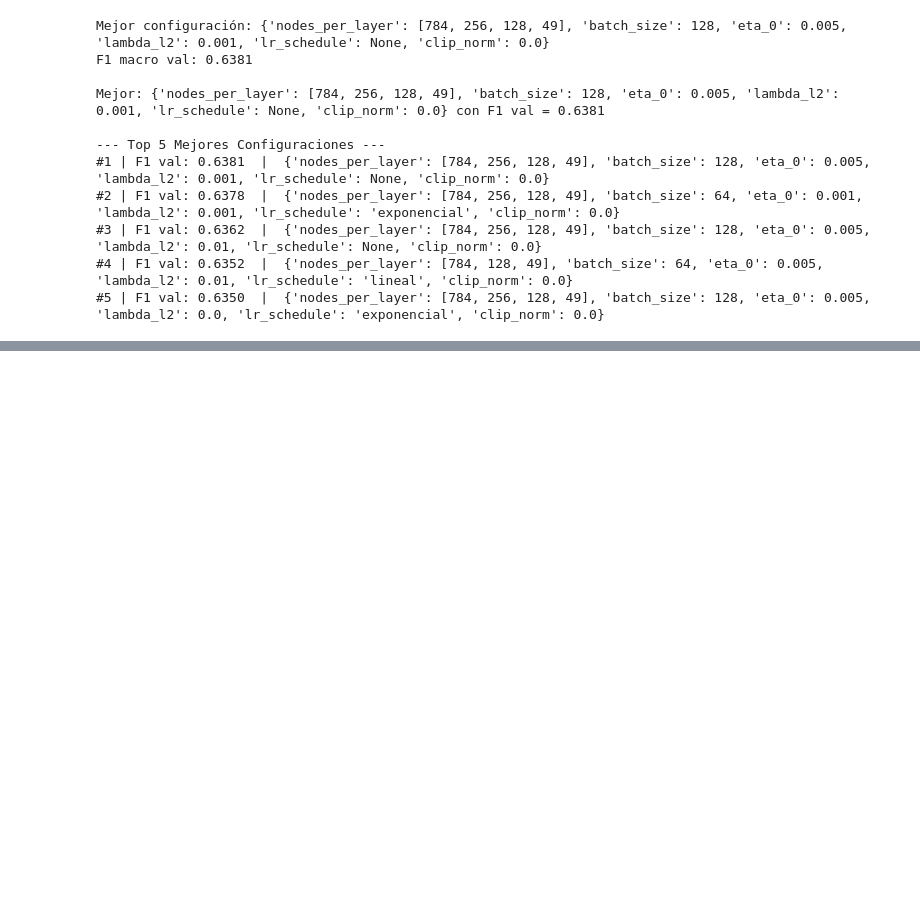
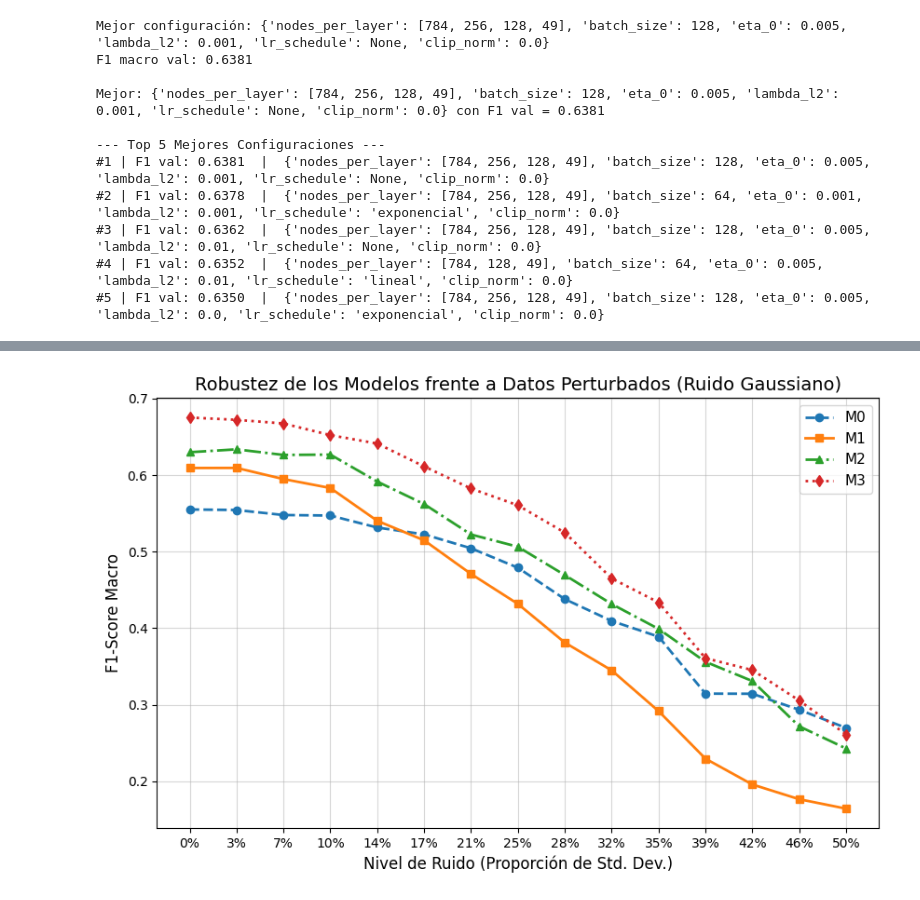
Before and after one commit to Santicar575/TP3_ML_Redes_Neuronales, a Jupyter notebook: notebooks/Entrega_TP3.ipynb, the cells around one changed output, grey strips where cells are left out. Drawn from its saved outputs; the diff is of its cells as text; code cells hidden in the pictures; blank space fills up the shorter version.

```diff
--- a/notebooks/Entrega_TP3.ipynb
+++ b/notebooks/Entrega_TP3.ipynb
@@ -1475,0 +1951,91 @@ Al evaluar las métricas detalladas del modelo seleccionado como óptimo por la
+# %%
+def evaluate_with_noise(X_base, y_base, noise_std, model_np_0, model_np_1, model_pt_2, model_pt_3):
+    """
+    Agrega ruido gaussiano a X_base, lo acota para que mantenga un rango válido,
+    y evalúa los 4 modelos devolviendo sus respectivos F1-Macro.
+    """
+    # 1. Perturbar datos
+    # Detectamos el máximo (255 si son píxeles crudos, 1.0 si ya están normalizados)
+    max_val = np.max(X_base)
+
+    # Generamos ruido con distribución normal
+    ruido = np.random.normal(loc=0.0, scale=noise_std * max_val, size=X_base.shape)
+
+    # Sumamos ruido y acotamos para no tener valores inválidos como negativos o mayores al máximo
+    X_perturbado = X_base + ruido
+    X_perturbado = np.clip(X_perturbado, 0, max_val)
+
+    # Modelos Numpy
+    X_pt_numpy = X_perturbado.T
+
+    # Predict M0
+    y_pred_M0 = predict_classes(model_np_0, X_pt_numpy)
+    cm_M0 = compute_confusion_matrix(y_base, y_pred_M0, num_classes=49)
+    f1_M0 = f1_score_macro(cm_M0)
+
+    # Predict M1
+    y_pred_M1 = predict_classes(model_np_1, X_pt_numpy)
+    cm_M1 = compute_confusion_matrix(y_base, y_pred_M1, num_classes=49)
+    f1_M1 = f1_score_macro(cm_M1)
+
+    # Modelos PyTorch
+    device = torch.device("cuda" if torch.cuda.is_available() else "cpu")
+    X_pt_tensor = torch.tensor(X_perturbado, dtype=torch.float32)
+    y_pt_tensor = torch.tensor(y_base, dtype=torch.long)
+
+    pt_loader = DataLoader(TensorDataset(X_pt_tensor, y_pt_tensor), batch_size=128, shuffle=False)
+
+    def get_f1_pytorch(model_pt):
+        model_pt.eval()
+        all_preds = []
+        with torch.no_grad():
+            for inputs, _ in pt_loader:
+                inputs = inputs.to(device)
+                outputs = model_pt(inputs)
+                preds = torch.argmax(outputs, dim=1).cpu().numpy()
+                all_preds.extend(preds)
+        cm = compute_confusion_matrix(y_base, np.array(all_preds), num_classes=49)
+        return f1_score_macro(cm)
+
+    f1_M2 = get_f1_pytorch(model_pt_2)
+    f1_M3 = get_f1_pytorch(model_pt_3)
+
+    return f1_M0, f1_M1, f1_M2, f1_M3
+
+
+# Niveles de ruido a probar
+noise_levels = np.linspace(0,0.5,15)
+
+f1_results = {
+    'M0': [],
+    'M1': [],
+    'M2': [],
+    'M3': []
+}
+
+print("Iniciando evaluación de robustez al ruido...")
+for std in noise_levels:
+    print(f" -> Evaluando con nivel de ruido = {std*100:.0f}%")
+    f1_0, f1_1, f1_2, f1_3 = evaluate_with_noise(X_test, y_test, std, M0, M1, M2, M3)
+
+    f1_results['M0'].append(f1_0)
+    f1_results['M1'].append(f1_1)
+    f1_results['M2'].append(f1_2)
+    f1_results['M3'].append(f1_3)
+
+print("Evaluación finalizada\n")
+
+plt.figure(figsize=(10, 6))
+plt.plot(noise_levels, f1_results['M0'], marker='o', linestyle='--', linewidth=2, label='M0')
+plt.plot(noise_levels, f1_results['M1'], marker='s', linestyle='-',  linewidth=2, label='M1')
+plt.plot(noise_levels, f1_results['M2'], marker='^', linestyle='-.', linewidth=2, label='M2')
+plt.plot(noise_levels, f1_results['M3'], marker='d', linestyle=':',  linewidth=2, label='M3')
+
+plt.title('Robustez de los Modelos frente a Datos Perturbados (Ruido Gaussiano)', fontsize=14)
+plt.xlabel('Nivel de Ruido (Proporción de Std. Dev.)', fontsize=12)
+plt.ylabel('F1-Score Macro', fontsize=12)
+plt.xticks(noise_levels, [f"{int(std*100)}%" for std in noise_levels])
+plt.legend(fontsize=11)
+plt.grid(True, alpha=0.5)
+plt.show()
+# %% [output]
@@ -1475,0 +2059 @@ Al evaluar las métricas detalladas del modelo seleccionado como óptimo por la
+[figure, added]
```
Also changed, not shown: parts of 18 cells of this notebook, 13 other files.
